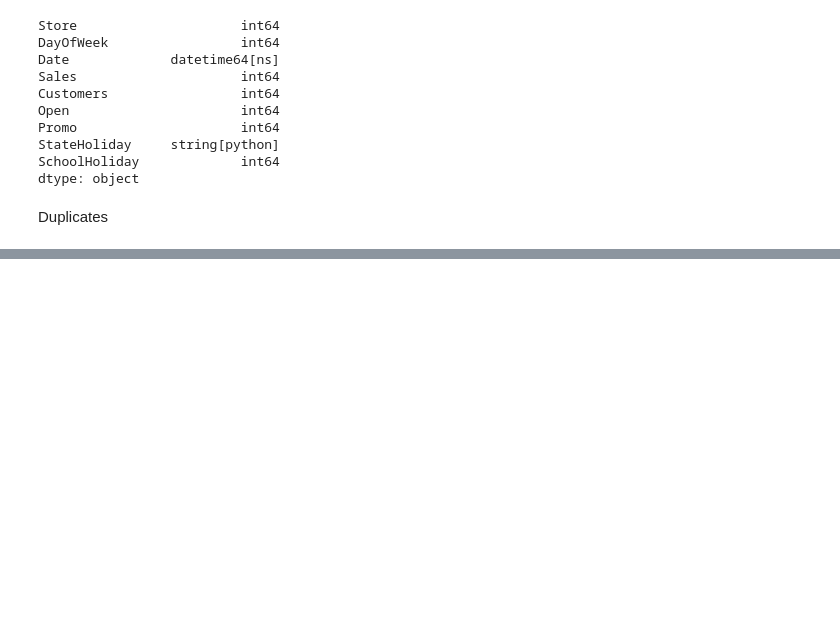
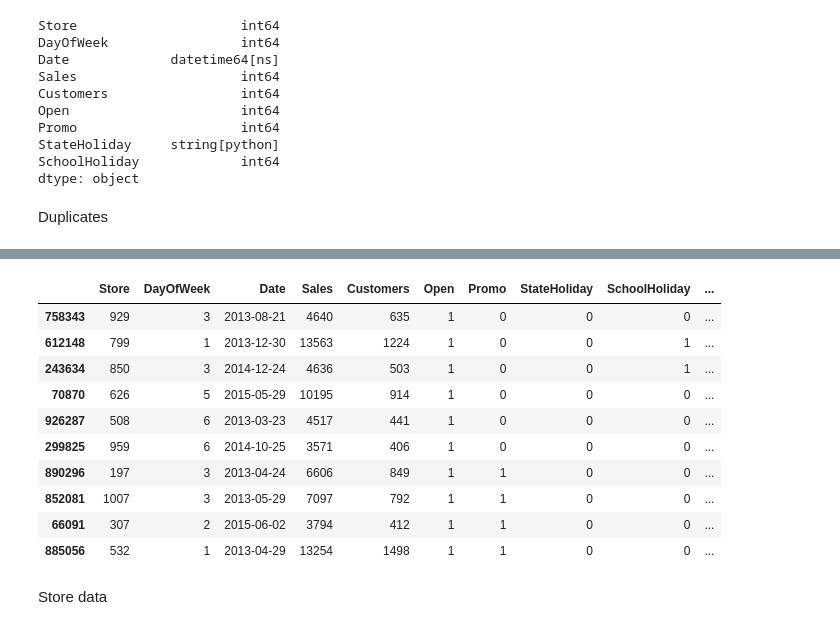
Before and after one commit to DegaregeN/Pharmaceutical-Data, a Jupyter notebook: notebooks/EDA.ipynb, the cells around one changed output, grey strips where cells are left out. Saved outputs shown, nothing was run; the diff lists cells and outputs as text; code cells hidden in the pictures; blank space fills up the shorter version.

```diff
--- a/notebooks/EDA.ipynb
+++ b/notebooks/EDA.ipynb
@@ -508,0 +531,6 @@ Duplicates
+# %%
+train_df['Year'] = train_df['Date'].apply(lambda x: x.year)
+train_df['Month'] = train_df['Date'].apply(lambda x: x.month)
+train_df['DayOfMonth'] = train_df['Date'].apply(lambda x: x.day)
+train_df['WeekOfYear'] = train_df['Date'].apply(lambda x: x.weekofyear)
+train_df['weekday'] = train_df['DayOfWeek'].apply(lambda x: 0 if (x in [6, 7]) else 1)
@@ -508,0 +557,16 @@ Duplicates
+# %%
+train_df.sample(10)
+# %% [output]
+|  | Store | DayOfWeek | Date | Sales | Customers | Open | Promo | StateHoliday | SchoolHoliday | ... |
+| 758343 | 929 | 3 | 2013-08-21 | 4640 | 635 | 1 | 0 | 0 | 0 | ... |
+| 612148 | 799 | 1 | 2013-12-30 | 13563 | 1224 | 1 | 0 | 0 | 1 | ... |
+| 243634 | 850 | 3 | 2014-12-24 | 4636 | 503 | 1 | 0 | 0 | 1 | ... |
+| 70870 | 626 | 5 | 2015-05-29 | 10195 | 914 | 1 | 0 | 0 | 0 | ... |
+| 926287 | 508 | 6 | 2013-03-23 | 4517 | 441 | 1 | 0 | 0 | 0 | ... |
+| 299825 | 959 | 6 | 2014-10-25 | 3571 | 406 | 1 | 0 | 0 | 0 | ... |
+| 890296 | 197 | 3 | 2013-04-24 | 6606 | 849 | 1 | 1 | 0 | 0 | ... |
+| 852081 | 1007 | 3 | 2013-05-29 | 7097 | 792 | 1 | 1 | 0 | 0 | ... |
+| 66091 | 307 | 2 | 2015-06-02 | 3794 | 412 | 1 | 1 | 0 | 0 | ... |
+| 885056 | 532 | 1 | 2013-04-29 | 13254 | 1498 | 1 | 1 | 0 | 0 | ... |
+# %% [markdown]
+Store data
```
Also changed, not shown: parts of 16 cells of this notebook, 1 other file.
